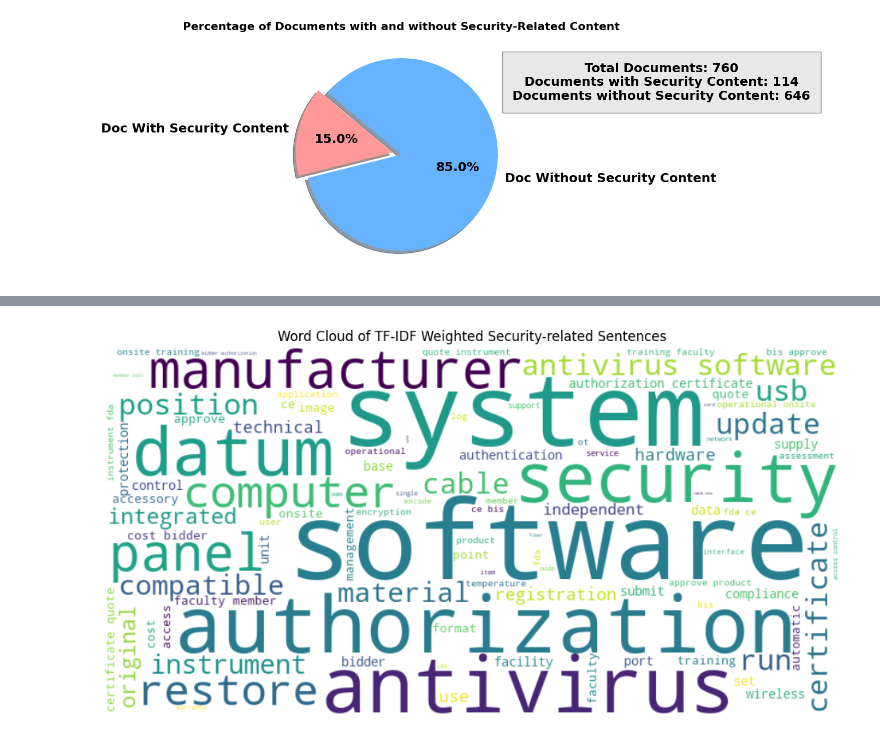
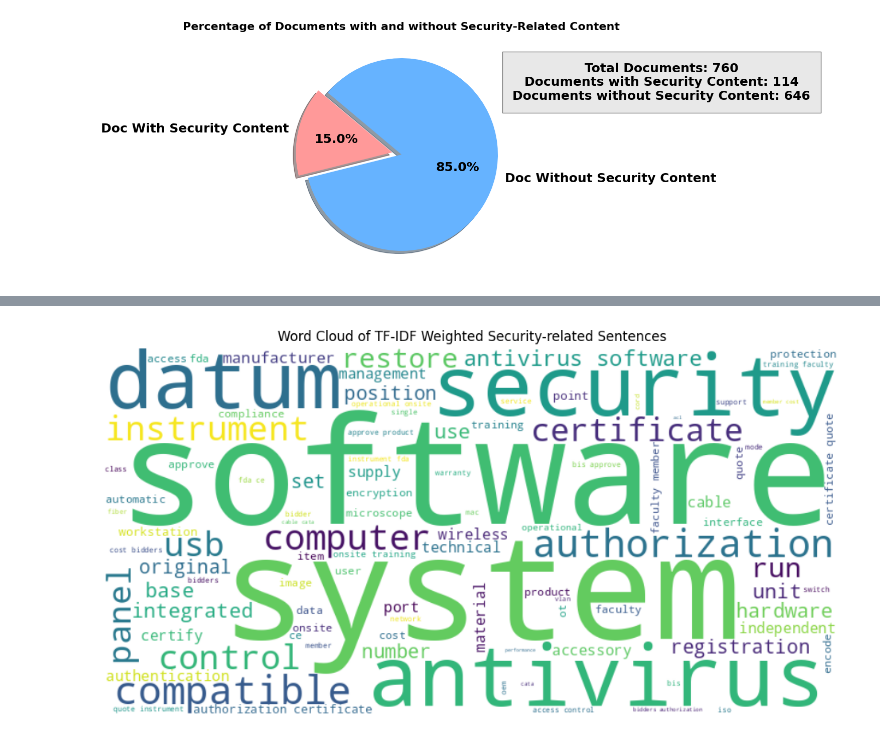
Before and after one commit to mrcodeScholar/Cybersecurity-of-Health-care-devices, a Jupyter notebook: Tender/Final Tender Code/Step Distribution/Step-4 Analysis/CYbersecurity _specific.ipynb, the cells around one changed output, grey strips where cells are left out. Drawn from its saved outputs; the diff is of its cells as text; code cells hidden in the pictures.

```diff
--- a/Tender/Final Tender Code/Step Distribution/Step-4 Analysis/CYbersecurity _specific.ipynb
+++ b/Tender/Final Tender Code/Step Distribution/Step-4 Analysis/CYbersecurity _specific.ipynb
@@ -16,7 +16,7 @@ def clean(text):
         # Generalized technical specification and department headers
         r'TECHNICAL SPECIFICATION(?: AND GENERAL POINTS)?(?: Department of [A-Za-z\s]+)?(?: ITEM NAME [A-Za-z\s]+)?',
         r'DEPARTMENT OF [A-Z\s]+(?: ENT)?(?: ALL INDIA INSTITUTE OF MEDICAL SCIENCES)?(?:,? [A-Z\s,]+)?',
-
+        r'(AIIMS[/A-Z0-9/]+)(?:\s+\1)+',
         # Generalized location and document details
         r'ALL INDIA INSTITUTE OF MEDICAL SCIENCES,?(?: [A-Z\s,]+)?',
         r'NEW DELHI-\d, INDIA',
@@ -231,7 +313,7 @@ from spacy.lang.en.stop_words import STOP_WORDS
 nlp = spacy.load('en_core_web_sm')
 
 # Add more custom stopwords
-additional_stopwords = {'device', 'feature', 'patch', 'upgrade','minimum','provide','late','report','follow','light','time','plate','page','aiims','include' ,'improvement','shall','year','free','possible','cassette','pre','tender','offer'}
+additional_stopwords = {'device', 'feature', 'patch', 'upgrade','minimum','provide','late','report','follow','light','time','plate','page','aiims','include' ,'improvement','shall','year','free','possible','cassette','pre','tender','offer','upto'}
 
 # Update spaCy stopwords
 custom_stopwords = STOP_WORDS.union(additional_stopwords)
@@ -242,32 +324,32 @@ def preprocess_text(text):
     doc = nlp(text)
 
     # Lemmatize and remove stop words, handling stopwords in a case-insensitive way
     processed_tokens = [
         token.lemma_.lower() for token in doc
         if token.lemma_.lower() not in custom_stopwords
         and not token.is_punct and len(token.text) > 1
     ]
 
     return ' '.join(processed_tokens)
 
 # Combine and preprocess security-related sentences
 combined_text = df['security_related_sentences'].dropna().apply(preprocess_text)
 
 # Perform TF-IDF transformation
-tfidf_vectorizer = TfidfVectorizer(max_features=100,ngram_range=(0,2))  # Limit the features for better visualization
+tfidf_vectorizer = TfidfVectorizer(max_features=100,ngram_range=(1,2))  # Limit the features for better visualization
 tfidf_matrix = tfidf_vectorizer.fit_transform(combined_text)
 
 # Convert TF-IDF result to a dictionary of words and their weights
 tfidf_scores = dict(zip(tfidf_vectorizer.get_feature_names_out(), tfidf_matrix.sum(axis=0).A1))
 
 # Generate word cloud using TF-IDF scores
 wordcloud = WordCloud(width=800, height=400, background_color='white').generate_from_frequencies(tfidf_scores)
 
 # Plot the word cloud
 plt.figure(figsize=(12, 6))
 plt.imshow(wordcloud, interpolation='bilinear')
 plt.axis('off')
 plt.title('Word Cloud of TF-IDF Weighted Security-related Sentences')
 plt.show()
 # %% [output]
-[figure, old version]
+[figure, new version]
```
Also changed, not shown: parts of 14 cells of this notebook, 20 other files.
